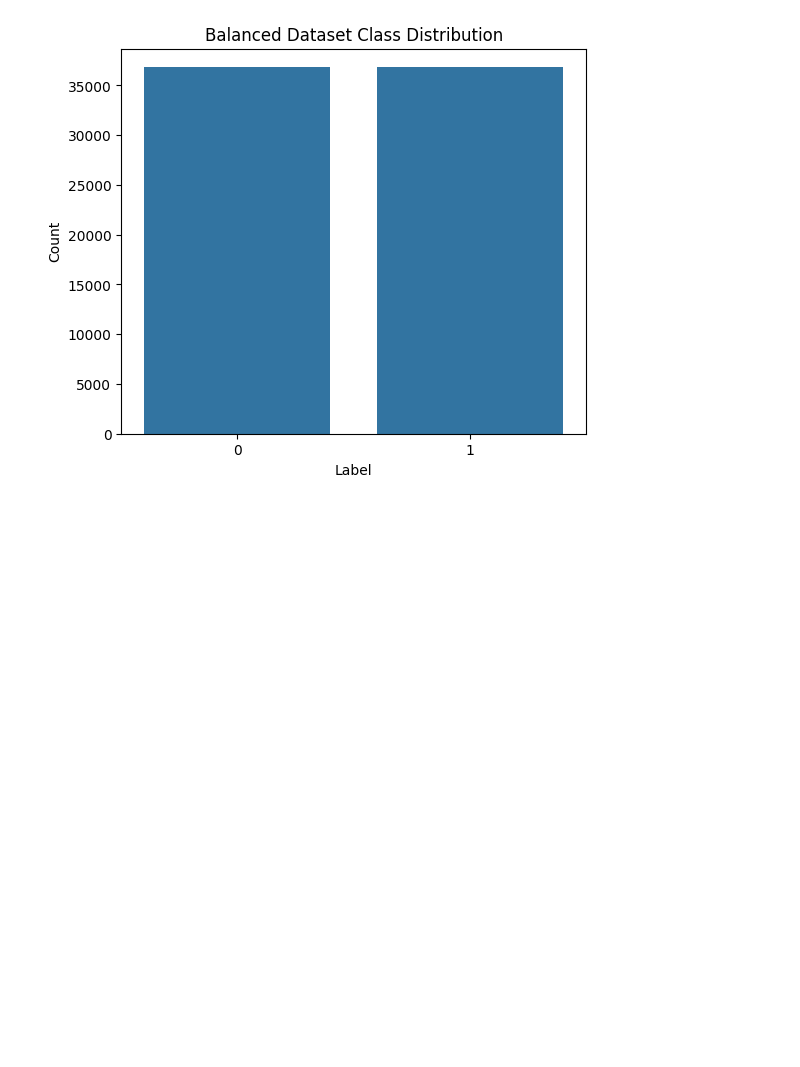
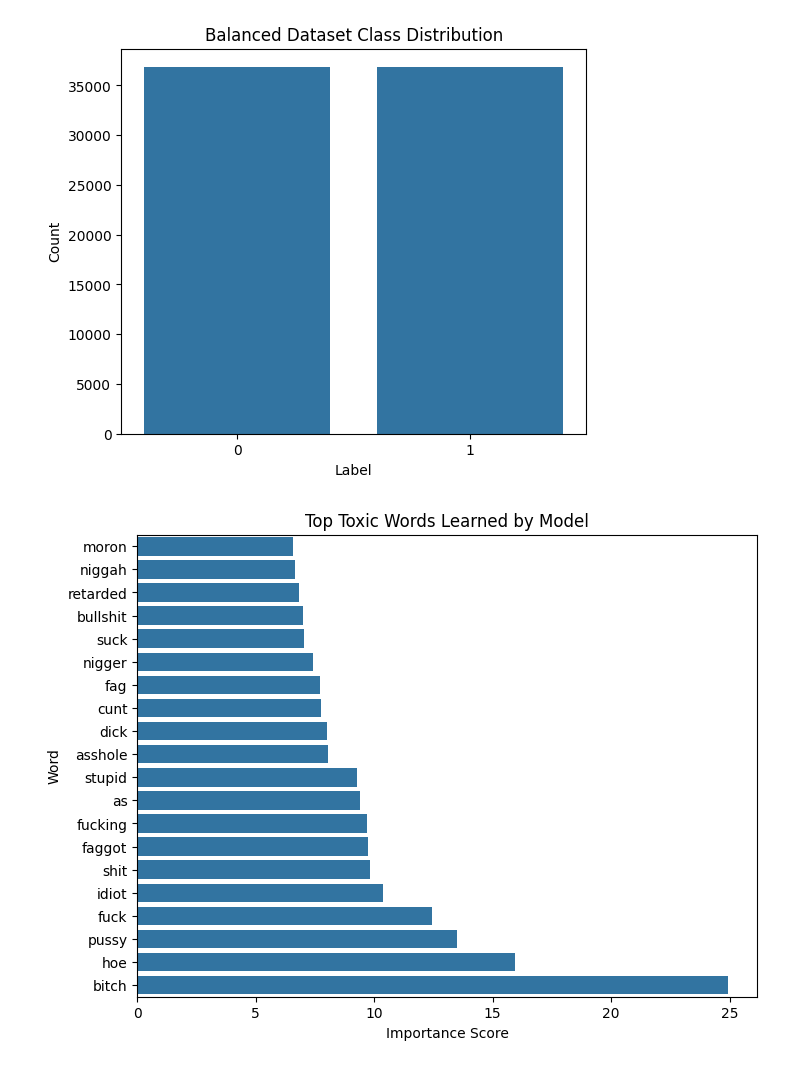
Before and after one commit to sachdeva-aarushi/narrative-toxicity-detector, a Jupyter notebook: notebooks/model_evaluation.ipynb, the cells around one changed output. Saved outputs shown, nothing was run; the diff lists cells and outputs as text; code cells hidden in the pictures; blank space fills up the shorter version.

Commit message:
Add visualization of top toxic words learned by model

```diff
--- a/notebooks/model_evaluation.ipynb
+++ b/notebooks/model_evaluation.ipynb
@@ -116,3 +116,12 @@ plot_class_distribution(
     save_path="../reports/figures/class_distribution.png")
 # %% [output]
 [figure]
+# %%
+from src.visualizations.plot_metrics import plot_top_toxic_words
+plot_top_toxic_words(
+    model,
+    vectorizer,
+    save_path="../reports/figures/toxic_feature_importance.png"
+)
+# %% [output]
+[figure, added]
```
Also changed, not shown: 2 other files.
